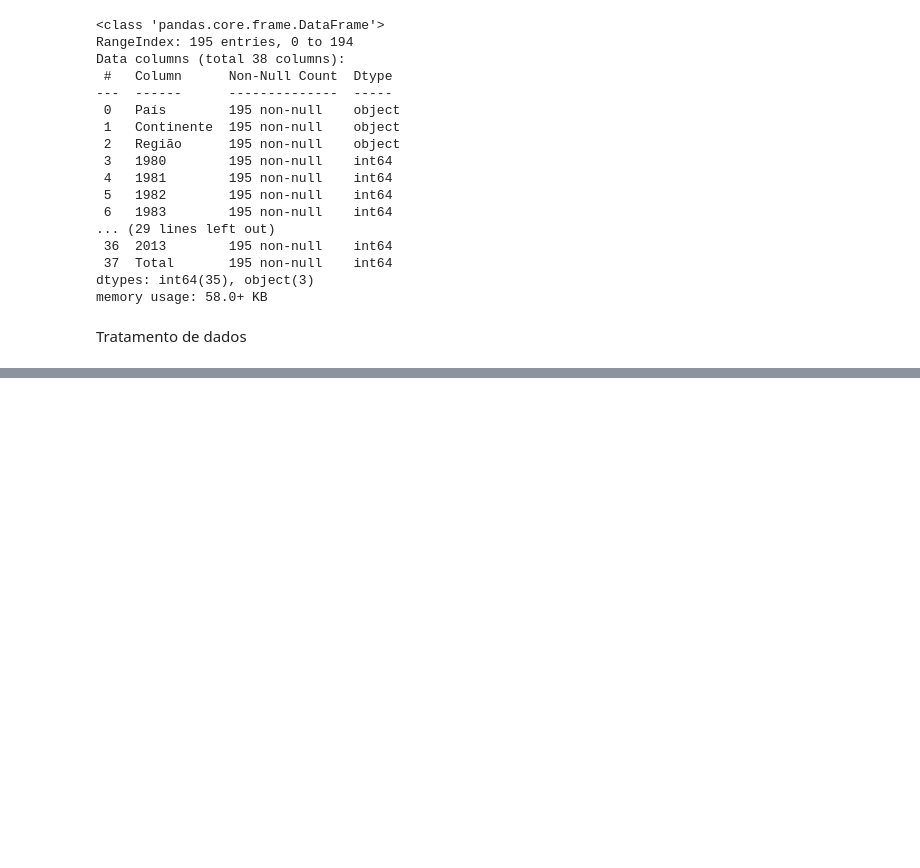
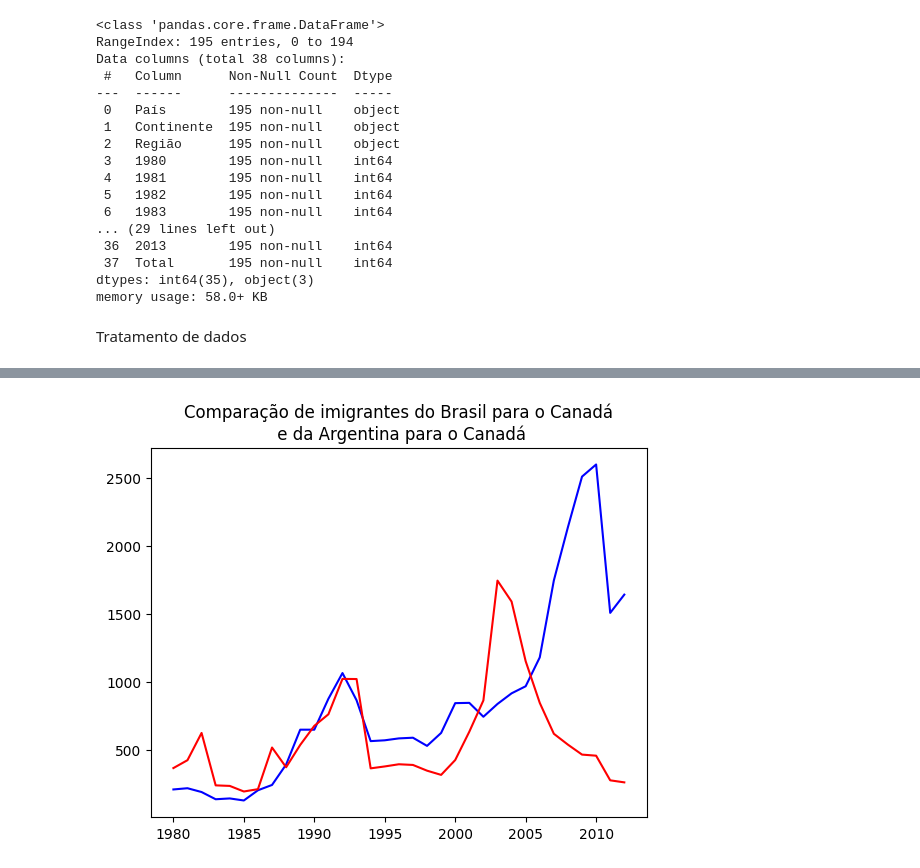
Before and after one commit to LucasSantino/c-digo_IABD_2024, a Jupyter notebook: Aula04/Aula4.ipynb, the cells around one changed output, grey strips where cells are left out. Cells and saved outputs as stored; diff of their text form; code cells hidden in the pictures; blank space fills up the shorter version.

```diff
--- a/Aula04/Aula4.ipynb
+++ b/Aula04/Aula4.ipynb
@@ -83,0 +131,4 @@ plt.show() #exibe a figura
+# %%
+df_comparacao = df.loc[['Brasil', 'Argentina'], anos] #pega duas colunas Brasil e Argentina
+# %%
+df_comparacao = df_comparacao.T #matriz trasposta
@@ -83,0 +144,8 @@ plt.show() #exibe a figura
+# %%
+plt.plot(df_comparacao['Brasil'], label = 'Brasil', color= 'blue')     #Comparação de dois graficos
+plt.plot(df_comparacao['Argentina'], label= 'Argentina', color='red')
+plt.title("Comparação de imigrantes do Brasil para o Canadá\n e da Argentina para o Canadá")
+plt.xticks(['1980', '1985', '1990', '1995', '2000', '2005', '2010'])
+plt.show()
+# %% [output]
+[figure, added]
```
Also changed, not shown: parts of 9 cells of this notebook.
